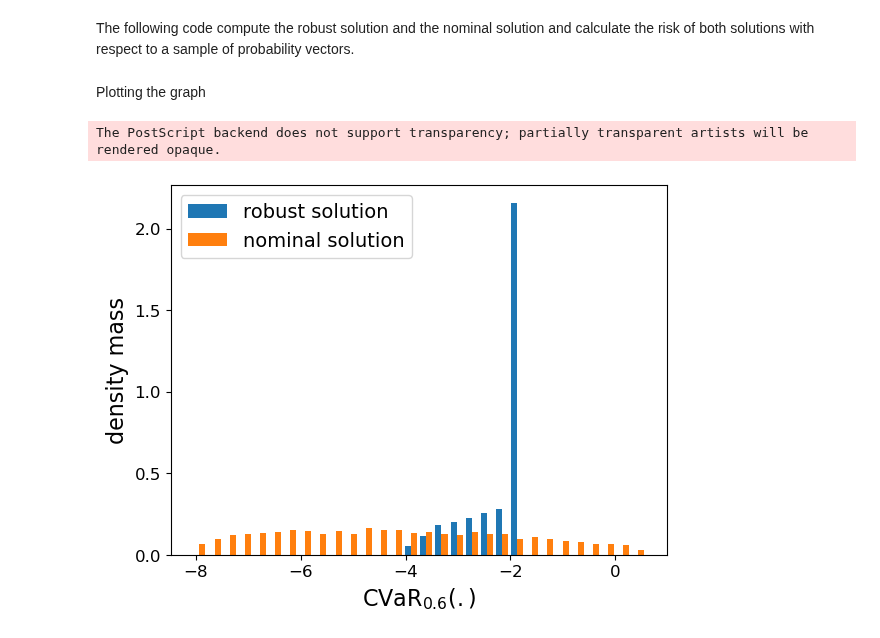
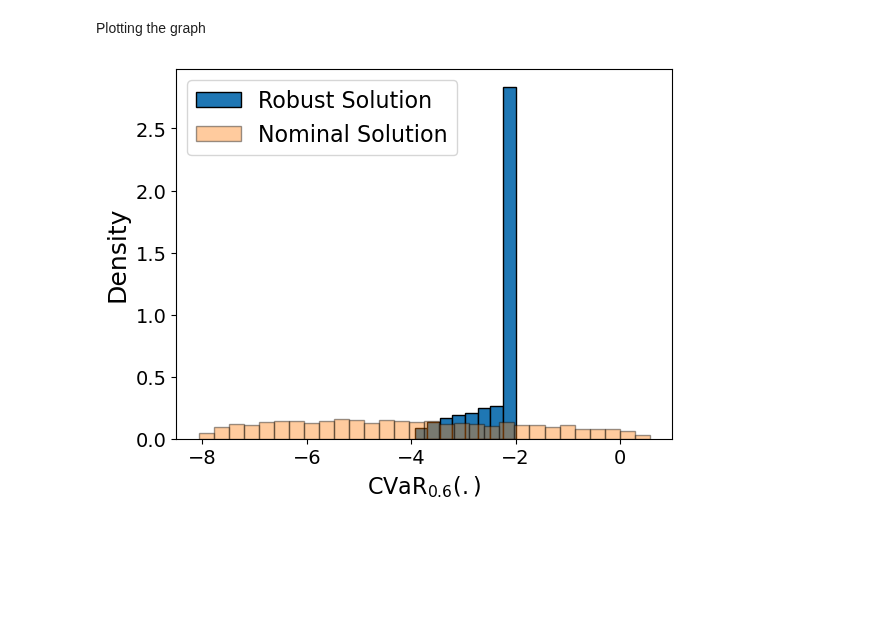
Before and after one commit to GuanJinNL/Robust_Optimization_Risk_Measures, a Jupyter notebook: Single_Item_Newsvendor.ipynb, the cells around one changed output. Cells and saved outputs as stored; diff of their text form; code cells hidden in the pictures; blank space fills up the shorter version.

```diff
--- a/Single_Item_Newsvendor.ipynb
+++ b/Single_Item_Newsvendor.ipynb
@@ -87,5 +51,5 @@ def RC_newsvendor_riskmin(sets,p,d,r,par,par_news,phi_conj, h_conj):
     constraints.append(alpha + beta + gamma * r  + cp.sum(z) + p@t <= c)
     obj = cp.Minimize(c)
     prob = cp.Problem(obj,constraints)
-    prob.solve(solver=cp.MOSEK)
+    prob.solve()
     return(y.value, c.value)
@@ -131,5 +79,5 @@ def nominal_solve(sets,p,d,par,par_news, h_eva):
     constraints.append(beta  + h_jsum <= c)
     obj = cp.Minimize(c)
     prob = cp.Problem(obj,constraints)
-    prob.solve(solver=cp.MOSEK)
+    prob.solve()
     return(y.value, c.value)
@@ -152,7 +98,7 @@ def robustcheck_newsvendor(y,d,r,p,par,par_news,h_func, phi_func):
     constraints = phi_func(p,q,r,par,constraints)
     obj = cp.Maximize(-q_b.T @ x)
     prob = cp.Problem(obj,constraints)
-    prob.solve(solver=cp.MOSEK)
+    prob.solve()
     return(prob.value,q_b.value,q.value)
 
 def wc(y,d,r,p,par,par_news, phi_func, sets):
@@ -177,5 +123,5 @@ def wc(y,d,r,p,par,par_news, phi_func, sets):
         constraints.append(qb_sum-h_cons <= 0)
     obj = cp.Maximize(-q_b.T @ x)
     prob = cp.Problem(obj,constraints)
-    prob.solve(solver=cp.MOSEK)
+    prob.solve()
     return(prob.value,q_b.value,q.value)
@@ -275,10 +252,9 @@ n = 50
 r = phi_dot/(2*n)*scipy.stats.chi2.ppf(0.95, m-1)
 ### simulating the probability vectors in the phi-divergence uncertainty set
 prob = hr.hit_and_run(p,phi.kb_eva,r,1,5000)
-# %% [markdown]
-The following code compute the robust solution and the nominal solution and calculate the risk of both solutions with respect to a sample of probability vectors.
 # %%
 ### computing the robust solution
+par = 0.4  ### alpha_0 = 0.4
 news_result = RC_newsvendor_riskmin(sets,p,d,r,par,par_news,phi_conj, h_conj)
 ### Computing the nominal solution
 news_nom_result = nominal_solve(sets,p,d,par,par_news, h_eva)
@@ -288,20 +264,30 @@ l = len(prob)
 risk_rob = np.zeros(l)
 risk_nonrob = np.zeros(l)
 for i in range(l):
-    risk_rob[i] = nominal_risk(news_result[0],d,prob[i],par,par_news, h_eva)
-    risk_nonrob[i] = nominal_risk(news_nom_result[0],d,prob[i],par,par_news, h_eva)
+    risk_rob[i] = nominal_risk(news_result[0][0],d,prob[i],par,par_news, h_eva)
+    risk_nonrob[i] = nominal_risk(news_nom_result[0][0],d,prob[i],par,par_news, h_eva)
 # %% [markdown]
 Plotting the graph
 # %%
-data1 = {'robust solution':risk_rob, 'nominal solution': risk_nonrob}
-dt1 = pd.DataFrame(data = data1)
-plt.hist(dt1,density = True, bins = 30)
-plt.xlabel('$\mathrm{CVaR}_{0.6}(.)$',fontsize = 16)
-plt.ylabel('density mass',fontsize = 16)
-plt.xticks(fontsize=12)  # Set font size for x-axis tick labels
-plt.yticks(fontsize=12)
-plt.legend(dt1.columns,fontsize = 14)
-plt.savefig('snews_cvar04.eps', format = 'eps',bbox_inches='tight')
+
+
+# Assuming risk_rob and risk_nonrob are defined
+data1 = {'robust solution': risk_rob, 'nominal solution': risk_nonrob}
+dt1 = pd.DataFrame(data=data1)
+
+# Plot histogram for each column in dt1
+plt.hist(dt1['robust solution'], density=True, bins=8, label='Robust Solution', edgecolor='black')
+plt.hist(dt1['nominal solution'], density=True, bins=30,alpha=0.4, label='Nominal Solution', edgecolor='black')
+
+# Labels and other settings
+plt.xlabel('$\mathrm{CVaR}_{0.6}(.)$', fontsize=16)
+plt.ylabel('Density', fontsize=18)
+plt.xticks(fontsize=14)
+plt.yticks(fontsize=14)
+plt.legend(fontsize=16)
+
+# Save the figure
+plt.savefig('/Users/gjin/Robust/snews_pics/snews_cvar04.pdf', bbox_inches='tight')
+plt.show()
 # %% [output]
-The PostScript backend does not support transparency; partially transparent artists will be rendered opaque.
-[figure, old version]
+[figure, new version]
```
Also changed, not shown: parts of 19 cells of this notebook.
